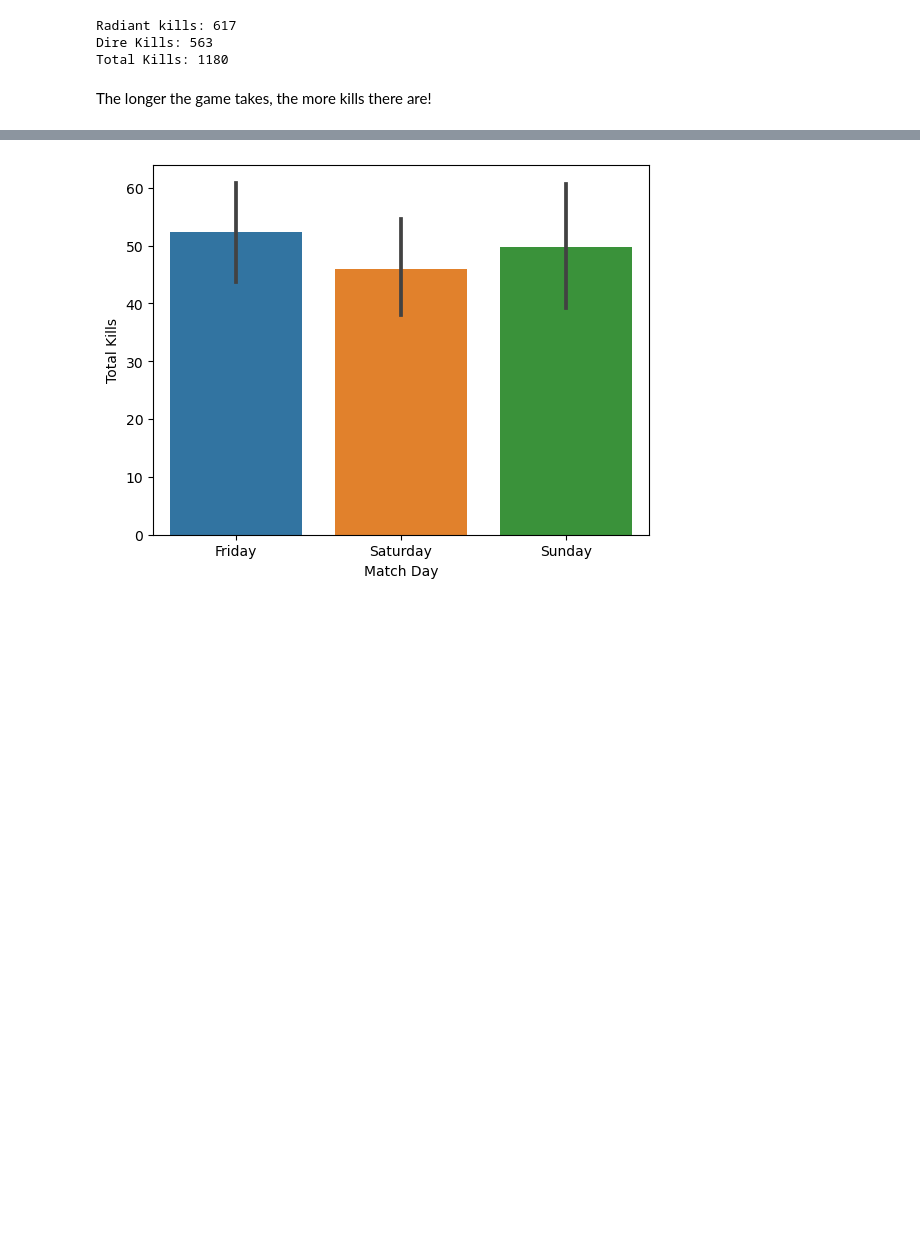
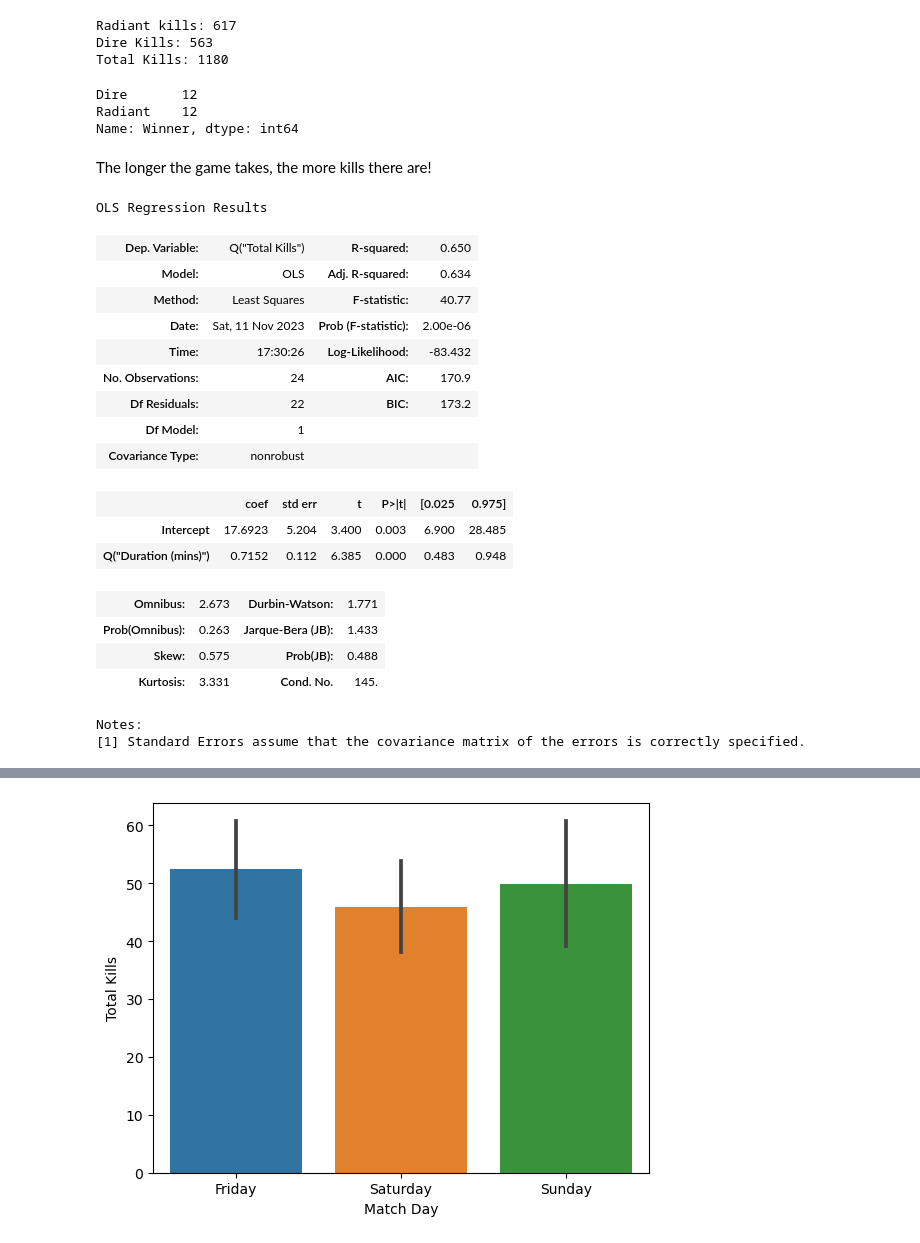
Before and after one commit to tomoumer/dota2_ti12, a Jupyter notebook: notebooks/01_eda_ti12.ipynb, the cells around one changed output, grey strips where cells are left out. Drawn from its saved outputs; the diff is of its cells as text; code cells hidden in the pictures; blank space fills up the shorter version.

```diff
--- a/notebooks/01_eda_ti12.ipynb
+++ b/notebooks/01_eda_ti12.ipynb
@@ -189,10 +188,38 @@ print('Total Kills:', finals_matches['Total Kills'].sum())
 Radiant kills: 617
 Dire Kills: 563
 Total Kills: 1180
+# %%
+finals_matches['Winner'].value_counts()
+# %% [output]
+Dire       12
+Radiant    12
+Name: Winner, dtype: int64
 # %% [markdown]
 The longer the game takes, the more kills there are!
 # %%
 finals_matches['Duration (mins)'] = round(finals_matches['Duration (secs)'] / 60, 2)
+# %%
+smf.ols('Q("Total Kills") ~ Q("Duration (mins)")', data = finals_matches).fit().summary()
+# %% [output]
+OLS Regression Results
+| Dep. Variable: | Q("Total Kills") | R-squared: | 0.650 |
+| Model: | OLS | Adj. R-squared: | 0.634 |
+| Method: | Least Squares | F-statistic: | 40.77 |
+| Date: | Sat, 11 Nov 2023 | Prob (F-statistic): | 2.00e-06 |
+| Time: | 17:30:26 | Log-Likelihood: | -83.432 |
+| No. Observations: | 24 | AIC: | 170.9 |
+| Df Residuals: | 22 | BIC: | 173.2 |
+| Df Model: | 1 |  |  |
+| Covariance Type: | nonrobust |  |  |
+|  | coef | std err | t | P>|t| | [0.025 | 0.975] |
+| Intercept | 17.6923 | 5.204 | 3.400 | 0.003 | 6.900 | 28.485 |
+| Q("Duration (mins)") | 0.7152 | 0.112 | 6.385 | 0.000 | 0.483 | 0.948 |
+| Omnibus: | 2.673 | Durbin-Watson: | 1.771 |
+| Prob(Omnibus): | 0.263 | Jarque-Bera (JB): | 1.433 |
+| Skew: | 0.575 | Prob(JB): | 0.488 |
+| Kurtosis: | 3.331 | Cond. No. | 145. |
+Notes:
+[1] Standard Errors assume that the covariance matrix of the errors is correctly specified.
 # %%
 sns.regplot(data=finals_matches, x='Duration (mins)', y='Total Kills');
 # %% [output]
```
Also changed, not shown: parts of 27 cells of this notebook.
